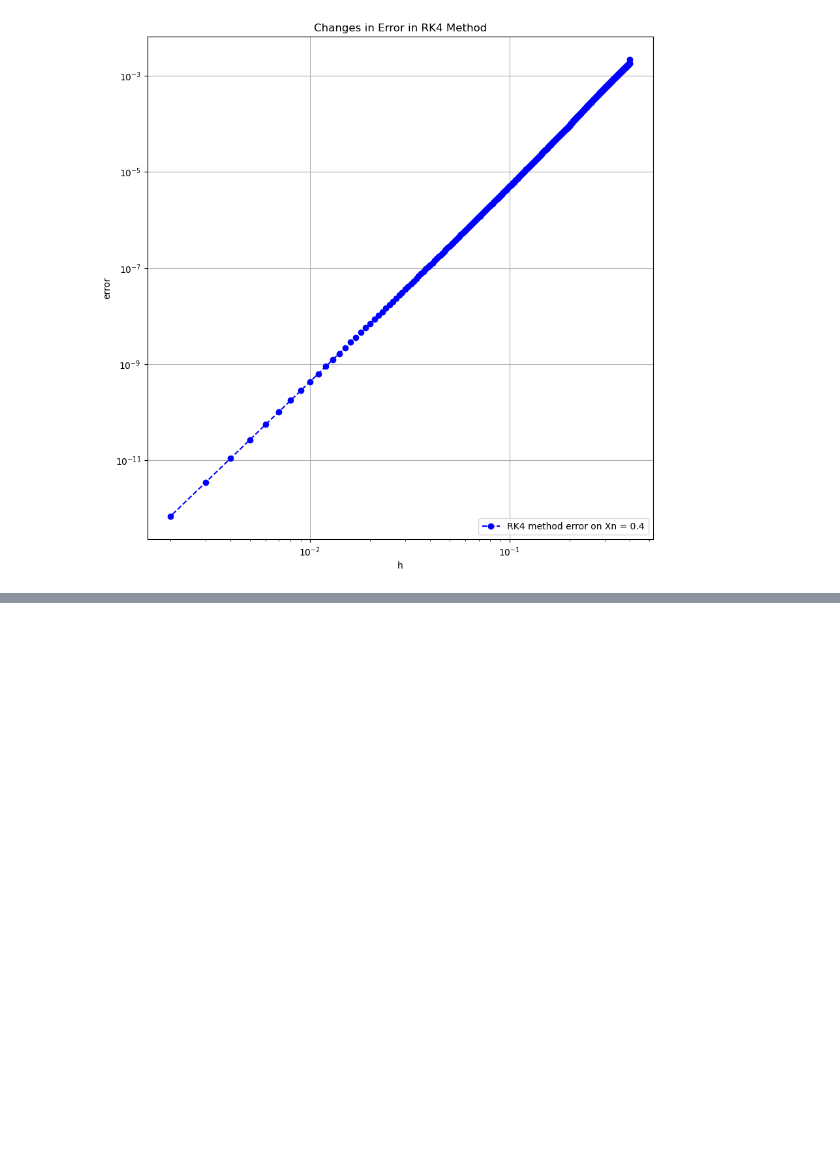
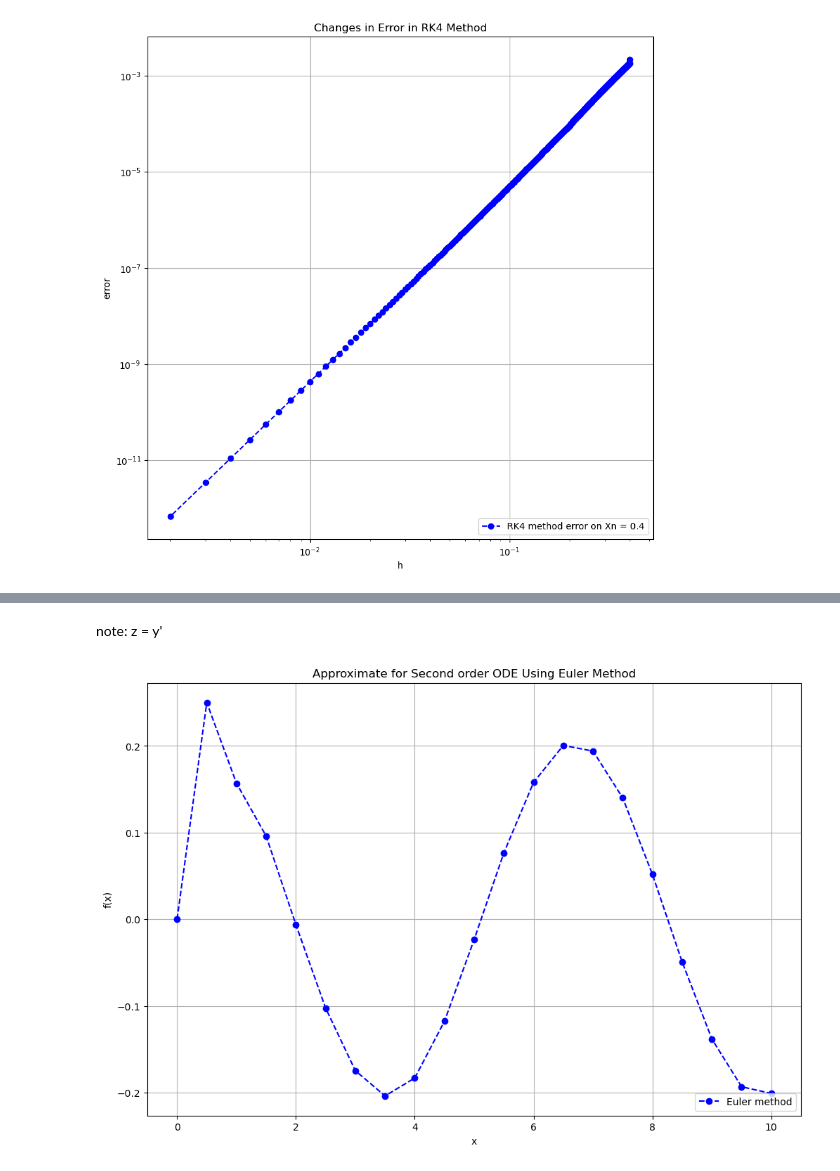
Before and after one commit to RinRin-32/odereport, a Jupyter notebook: main.ipynb, the cells around one changed output, grey strips where cells are left out. Drawn from its saved outputs; the diff is of its cells as text; code cells hidden in the pictures; blank space fills up the shorter version.

```diff
--- a/main.ipynb
+++ b/main.ipynb
@@ -177,0 +180,36 @@ plt.show()
+# %%
+import math
+def substitution(x,y,z):
+    return -2*z - 5*y + math.cos(x)
+# %% [markdown]
+note: z = y'
+# %%
+h = 0.5
+x = np.arange(0.0,10.0+h, h)
+y0 = 0.0
+y_prime0 = 0
+y_euler = [0] * len(x)
+y_exact = [0] * len(x)
+# %%
+def eulerSecond(x,y, h, y0, y_prime0, func):
+    y[0] = y0
+    z = [0] * len(y)
+    z[0] = y_prime0
+    for i in range(1,len(x)):
+        z[i] = z[i-1] + h*func(x[i-1], y[i-1], z[i-1])
+        y[i] = y[i-1] + h*z[i]
+    return y
+# %%
+y_euler = eulerSecond(x,y_euler,h,y0,y_prime0, substitution)
+# %%
+plt.figure(figsize = (12,8))
+plt.plot(x,y_euler,'bo--', label='Euler method')
+plt.title('Approximate \
+for Second order ODE Using Euler Method')
+plt.xlabel('x')
+plt.ylabel('f(x)')
+plt.grid()
+plt.legend(loc='lower right')
+plt.show()
+# %% [output]
+[figure, added]
```
Also changed, not shown: parts of 9 cells of this notebook.
